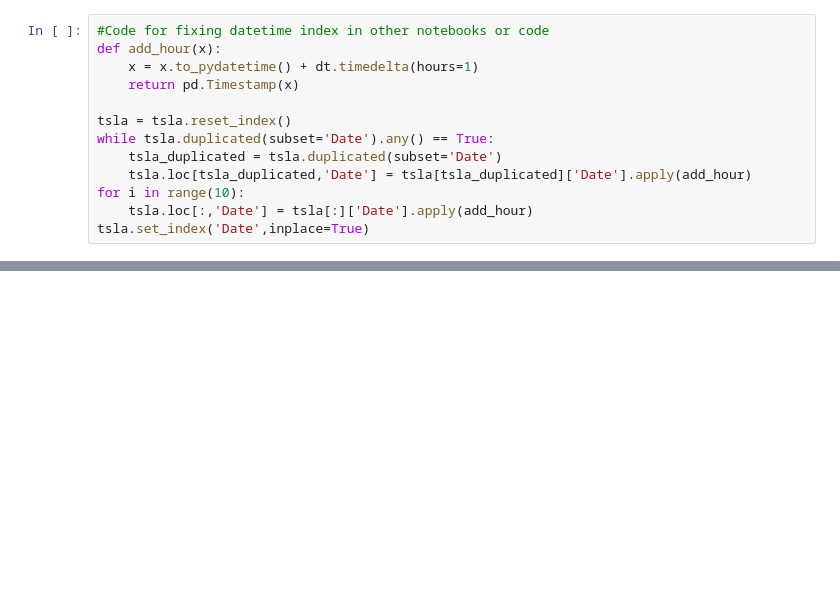
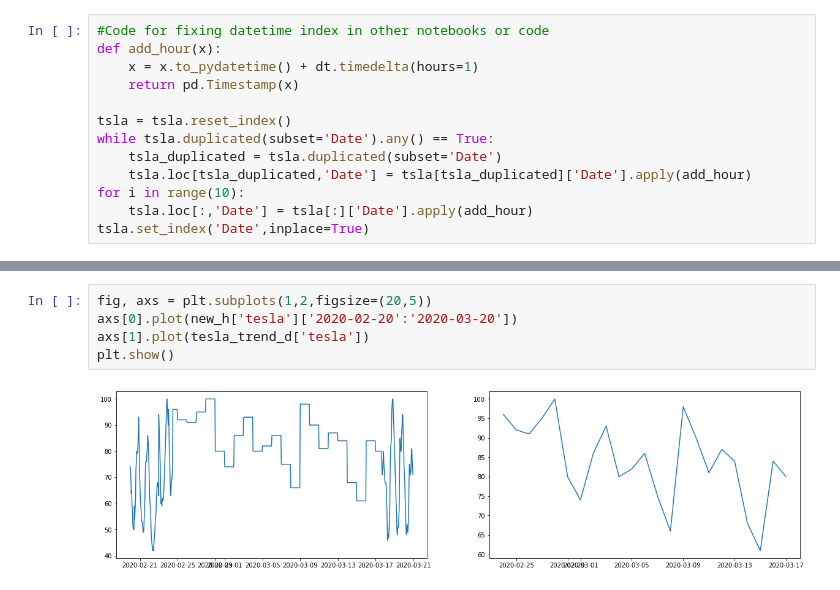
Before and after one commit to Sekarski/MasterThesis, a Jupyter notebook: exploration/preprocessing.ipynb, the cells around one changed output, grey strips where cells are left out. Saved outputs shown, nothing was run; the diff lists cells and outputs as text; blank space fills up the shorter version.

```diff
--- a/exploration/preprocessing.ipynb
+++ b/exploration/preprocessing.ipynb
@@ -82,0 +175,7 @@ tsla.set_index('Date',inplace=True)
+# %%
+fig, axs = plt.subplots(1,2,figsize=(20,5))
+axs[0].plot(new_h['tesla']['2020-02-20':'2020-03-20'])
+axs[1].plot(tesla_trend_d['tesla'])
+plt.show()
+# %% [output]
+[figure, added]
```
Also changed, not shown: parts of 56 cells of this notebook, 25 other files.
